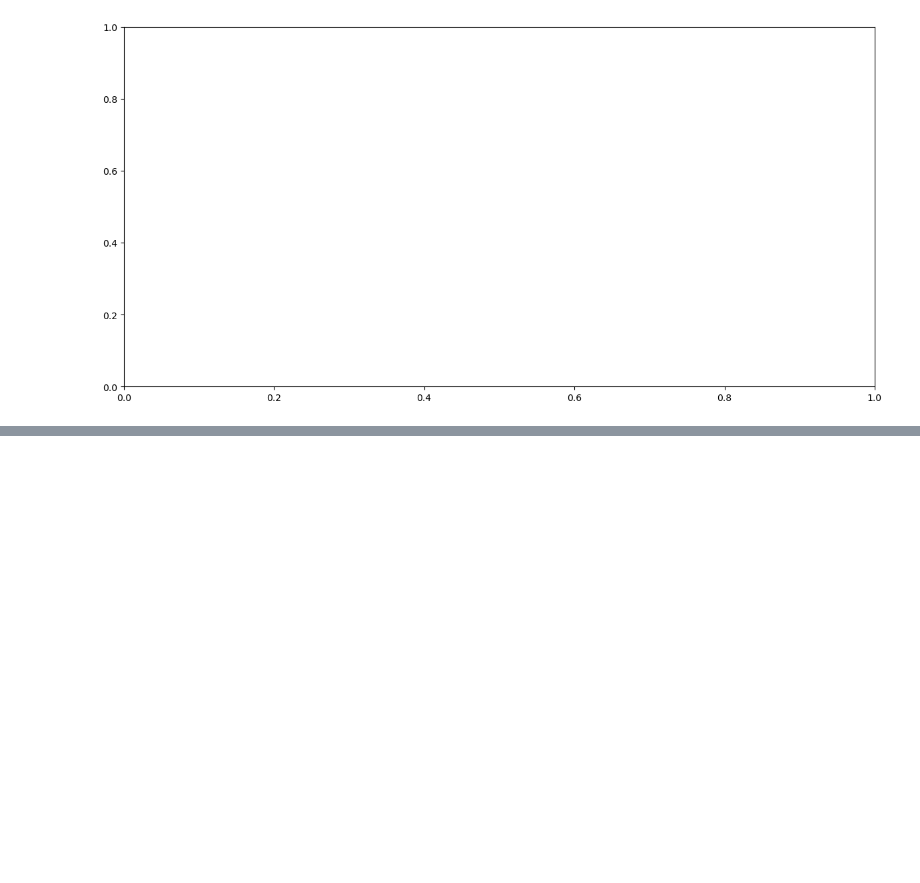
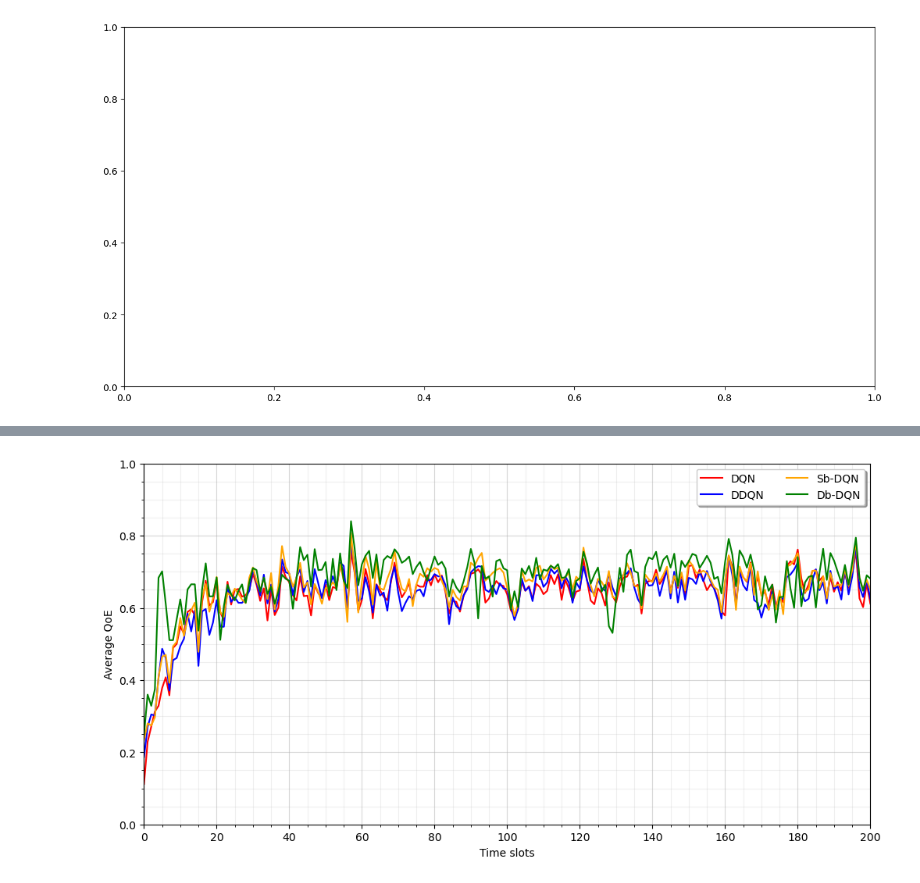
Before and after one commit to Tahuubinh/Offloading_to_Vehicles_2, a Jupyter notebook: Mec_ver4-main/result/Jup_result1.ipynb, the cells around one changed output, grey strips where cells are left out. Cells and saved outputs as stored; diff of their text form; code cells hidden in the pictures; blank space fills up the shorter version.

```diff
--- a/Mec_ver4-main/result/Jup_result1.ipynb
+++ b/Mec_ver4-main/result/Jup_result1.ipynb
@@ -120,0 +133,94 @@ pwd
+# %%
+import numpy as np
+import matplotlib.pyplot as plt
+plt.style.use('default')
+import pandas as pd
+
+plt.rcParams['figure.figsize'] = [12, 6]
+plt.rcParams['figure.dpi'] = 100 # 200 e.g. is really fine, but slower
+fig = plt.figure()
+ax = fig.add_subplot(1, 1, 1)
+
+a = 5
+b = 160
+number = [i for i in range(data2.shape[0])]
+# plt.plot(number, data1, color="gray", label = "Greedy")
+# Baverage1 = np.average(data1[0:a])
+# Waverage1 = np.average(data1[0:100])
+# Laverage1 = np.average(data1[b:100])
+#plt.plot(number, [np.average(data1[a:b])] * data2.shape[0], color="red", linestyle = '--')
+ax.plot(number, data2, color="red", label = "DQN")
+Baverage2 = np.average(data2[0:a])
+Waverage2 = np.average(data2[0:200])
+Laverage2 = np.average(data2[b:200])
+#plt.plot(number, [np.average(data2[a:b])] * data2.shape[0], color="red", linestyle = '--')
+ax.plot(number, data5, color="blue", label = "DDQN")
+Baverage5 = np.average(data5[0:a])
+Waverage5 = np.average(data5[0:200])
+Laverage5 = np.average(data5[b:200])
+#plt.plot(number, [np.average(data5[a:b])] * data2.shape[0], color="blue", linestyle = '--')
+# plt.plot(number, data55, color="blue", label = "DDQL under", linestyle = '-.')
+# plt.plot(number, [np.average(data55[a:b])] * data55.shape[0], color="blue", linestyle = ':')
+ax.plot(number, data6, color="orange", label = "Sb-DQN")
+Baverage6 = np.average(data6[0:a])
+Waverage6 = np.average(data6[0:200])
+Laverage6 = np.average(data6[b:200])
+#plt.plot(number, [np.average(data6[a:b])] * data6.shape[0], color="green", linestyle = '--')
+ax.plot(number, data7, color="green", label = "Db-DQN")
+Baverage7 = np.average(data7[0:a])
+Waverage7 = np.average(data7[0:200])
+Laverage7 = np.average(data7[b:200])
+
+# ax.plot(number, data8, color="pink", label = "Sarsa")
+# Baverage8 = np.average(data8[0:a])
+# Waverage8 = np.average(data8[0:100])
+# Laverage8 = np.average(data8[b:100])
+# plt.plot(number, data9, color="purple", label = "DQL base 0.2")
+# plt.plot(number, [np.average(data9[a:b])] * data6.shape[0], color="purple", linestyle = '--')
+# plt.plot(number, data10, color="gray", label = "DQL base 0.2 with 0.05 exp")
+# plt.plot(number, [np.average(data10[a:b])] * data6.shape[0], color="gray", linestyle = '--')
+#plt.title("900 - 1000 tasks per episode, average: " + str(a) + " - " + str(b))
+plt.xlabel("Time slots")
+plt.ylabel("Average QoE")
+plt.legend(ncol=2, fancybox=True, shadow=True)
+# plt.xticks(np.arange(0, 101, 5.0))
+# plt.axis([0, 100, 0, 1])
+# plt.grid()
+ax.axis([0, 200, 0, 1])
+major_ticks = np.arange(0, 201, 20)
+minor_ticks = np.arange(0, 201, 5)
+
+ax.set_xticks(major_ticks)
+ax.set_xticks(minor_ticks, minor=True)
+ax.set_yticks(np.arange(0,1.05,0.2))
+ax.set_yticks(np.arange(0,1.05,0.05), minor=True)
+
+ax.grid(which='both')
+
+# Or if you want different settings for the grids:
+ax.grid(which='minor', alpha=0.2)
+ax.grid(which='major', alpha=0.5)
+#plt.savefig("../../Pictures/No_Fuzzy_Algos.pdf")
+plt.show()
+
+plt.clf()
+df = pd.DataFrame({
+    '': ['DQN', 'DDQN', 'Sb-DQN', 'Db-DQN'],
+    'Average QoE of the first '+str(a)+' time slots': [Baverage2, Baverage5, Baverage6, Baverage7],
+    'Average QoE of all time slots': [Waverage2, Waverage5, Waverage6, Waverage7],
+    'Average QoE of the last '+str(200-b)+' time slots': [Laverage2, Laverage5, Laverage6, Laverage7]
+})
+
+# plotting graph
+df.plot.bar(x="", y=["Average QoE of the first "+str(a)+" time slots", "Average QoE of all time slots",
+                     "Average QoE of the last "+str(200-b)+" time slots"], color={"Average QoE of the first "+str(a)+" time slots": "red",
+                     "Average QoE of all time slots": "green", "Average QoE of the last "+str(200-b)+" time slots": "blue"},
+                     ylim = [0, 1], rot = 0)
+plt.ylabel("Average QoE")
+plt.grid()
+plt.plot([-1,1,2,4], [max(df['Average QoE of the first '+str(a)+' time slots'])] * 4, color="red", linestyle = '--')
+plt.plot([-1,1,2,4], [max(df['Average QoE of all time slots'])] * 4, color="green", linestyle = '--')
+plt.plot([-1,1,2,4], [max(df['Average QoE of the last '+str(200-b)+' time slots'])] * 4, color="blue", linestyle = '--')
+#plt.savefig("../../Pictures/No_Fuzzy_Algos_Statistic_2.pdf")
+# %% [output]
+[figure, added]
```
Also changed, not shown: parts of 5 cells of this notebook, 3 other files.
